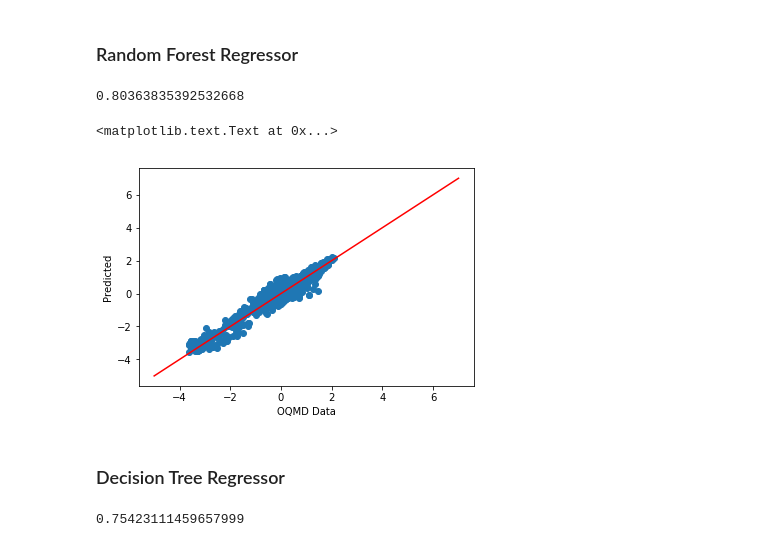
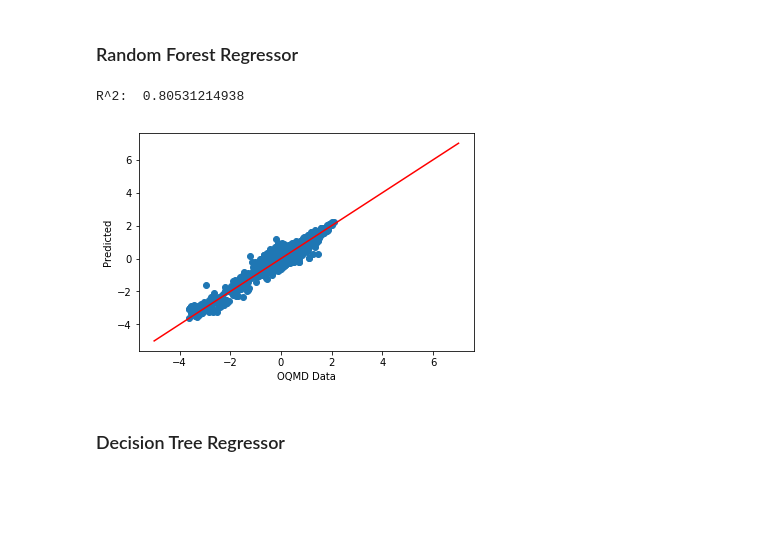
Before and after one commit to aaggarw99/WardElementFracBenchmark, a Jupyter notebook: EnthalpyDelta.ipynb, the cells around one changed output. Drawn from its saved outputs; the diff is of its cells as text; code cells hidden in the pictures; blank space fills up the shorter version.

```diff
--- a/EnthalpyDelta.ipynb
+++ b/EnthalpyDelta.ipynb
@@ -157,3 +164,5 @@ for i in range(len(delta_e_with)):
+# %%
+delta_e_without, energy_range_without, delta_e_with, energy_range_with = create_ranges(without, with_)
 # %% [markdown]
 # Classification
 # %% [markdown]
@@ -198,21 +215,21 @@ pd.crosstab(energy_range_with, dtc_prediction, rownames=['actual'], colnames=['p
 # %% [markdown]
 ### Random Forest Regressor
 # %%
-rf_model = RandomForestRegressor(n_jobs=-1)
-rf_model.fit(without.drop(cols_to_drop, axis=1), delta_e_without)
-rf_prediction = rf_model.predict(with_.drop(cols_to_drop, axis=1))
+def rfr(without, with_, delta_e_without, delta_e_with):
+    rf_model = RandomForestRegressor(n_jobs=-1)
+    rf_model.fit(without.drop(cols_to_drop, axis=1), delta_e_without)
+    rf_prediction = rf_model.predict(with_.drop(cols_to_drop, axis=1))
+    print("R^2: ", rf_model.score(with_.drop(cols_to_drop, axis=1), delta_e_with))
+    plt.scatter(delta_e_with, rf_prediction)
+    plt.plot(range(-5, 8), range(-5, 8), 'r')
+    plt.xlabel("OQMD Data")
+    plt.ylabel("Predicted")
+    plt.show()
-# %%
-rf_model.score(with_.drop(cols_to_drop, axis=1), delta_e_with)
-# %% [output]
-0.80363835392532668
-# %%
-plt.scatter(delta_e_with, rf_prediction)
-plt.plot(range(-5, 8), range(-5, 8), 'r')
-plt.xlabel("OQMD Data")
-plt.ylabel("Predicted")
-# %% [output]
-<matplotlib.text.Text at 0x...>
-[figure, removed]
+# %%
+rfr(without, with_, delta_e_without, delta_e_with)
+# %% [output]
+R^2:  0.80531214938
+[figure, added]
 # %% [markdown]
 ### Decision Tree Regressor
 # %%
@@ -222,4 +245,0 @@ dt_prediction = dt_model.predict(with_.drop(cols_to_drop, axis=1))
-# %%
-dt_model.score(with_.drop(cols_to_drop, axis=1), delta_e_with)
-# %% [output]
-0.75423111459657999
```
Also changed, not shown: parts of 19 cells of this notebook.
